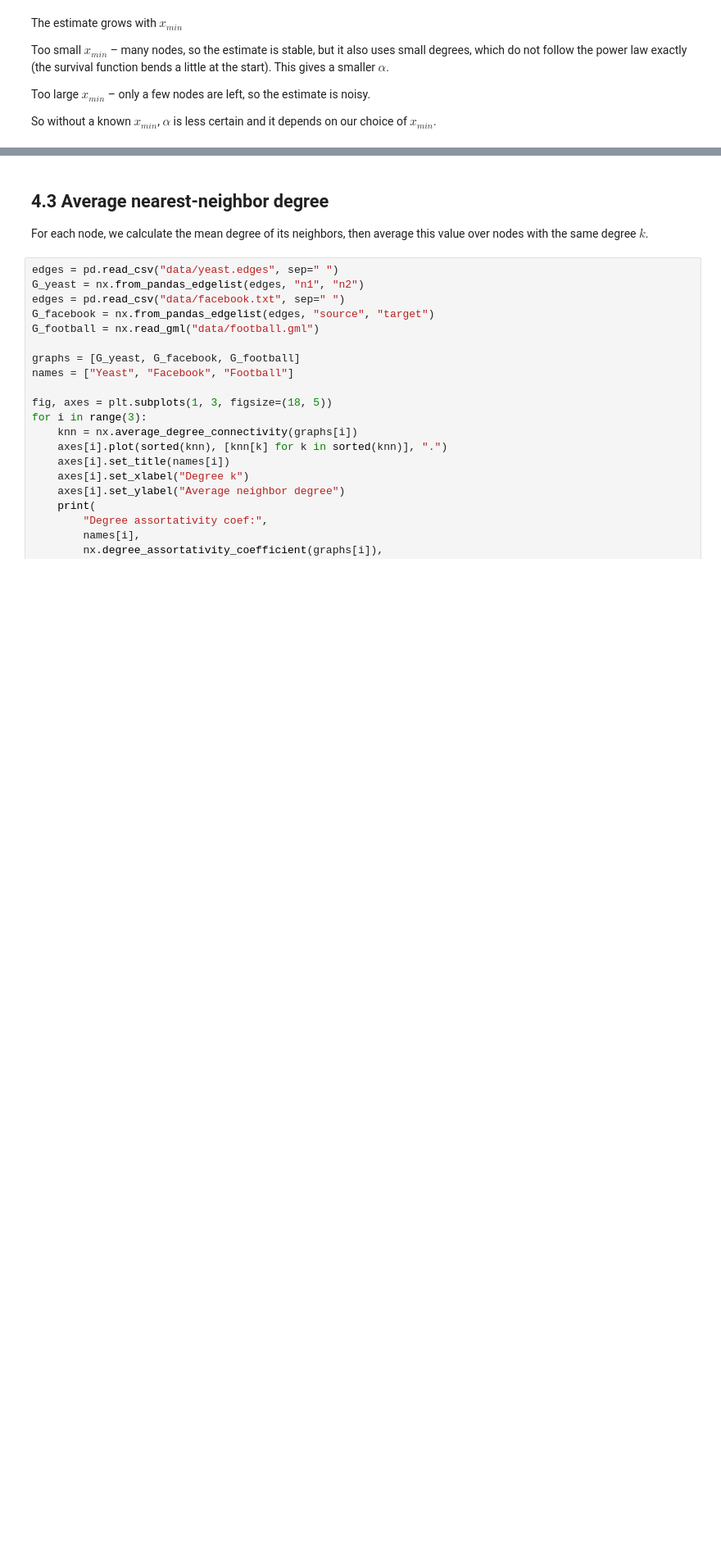
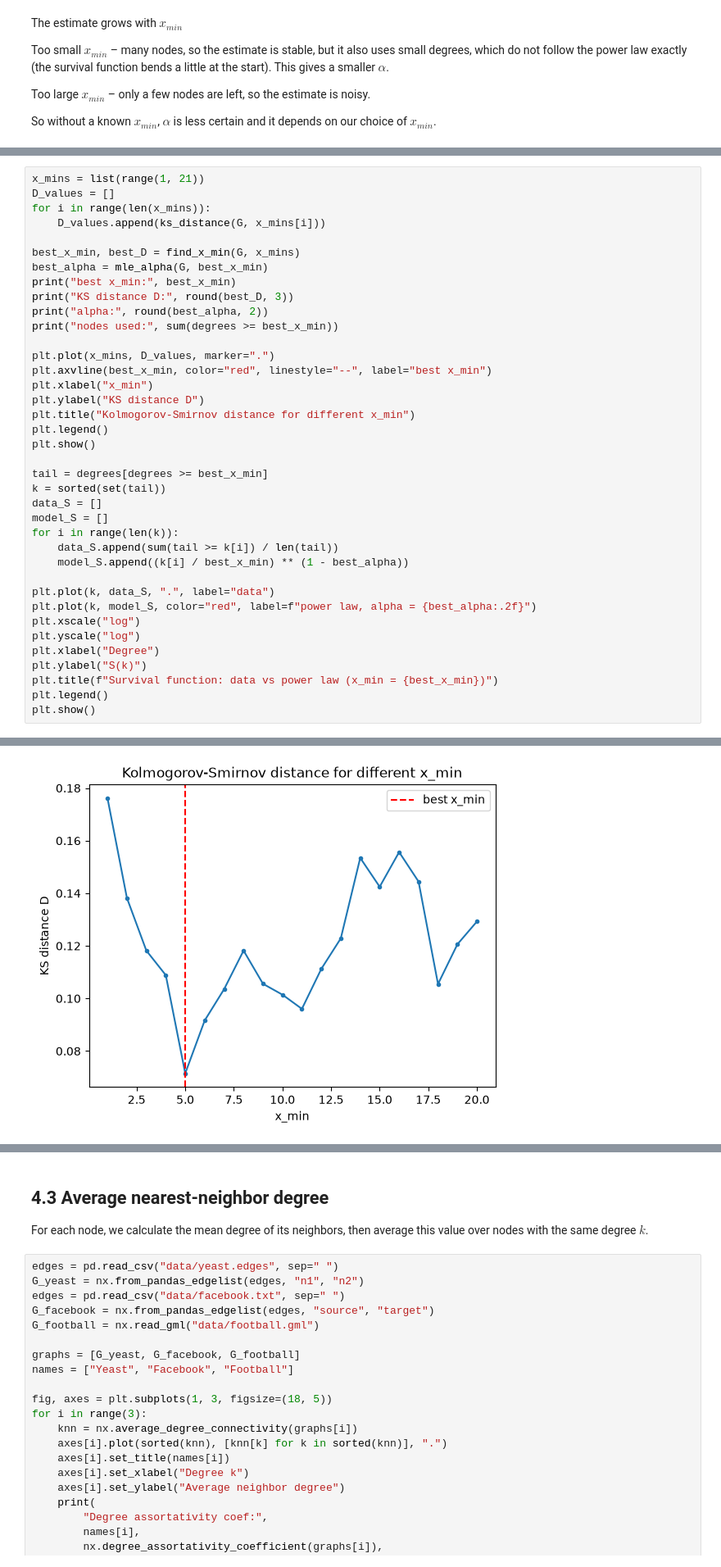
Before and after one commit to olaidczak/snars, a Jupyter notebook: p4/solution_final.ipynb, the cells around one changed output, grey strips where cells are left out. Shown at 82% size. Saved outputs shown, nothing was run; the diff lists cells and outputs as text; blank space fills up the shorter version.

```diff
--- a/p4/solution_final.ipynb
+++ b/p4/solution_final.ipynb
@@ -132,0 +139,39 @@ So without a known $x_{min}$, $\alpha$ is less certain and it depends on our cho
+# %%
+x_mins = list(range(1, 21))
+D_values = []
+for i in range(len(x_mins)):
+    D_values.append(ks_distance(G, x_mins[i]))
+
+best_x_min, best_D = find_x_min(G, x_mins)
+best_alpha = mle_alpha(G, best_x_min)
+print("best x_min:", best_x_min)
+print("KS distance D:", round(best_D, 3))
+print("alpha:", round(best_alpha, 2))
+print("nodes used:", sum(degrees >= best_x_min))
+
+plt.plot(x_mins, D_values, marker=".")
+plt.axvline(best_x_min, color="red", linestyle="--", label="best x_min")
+plt.xlabel("x_min")
+plt.ylabel("KS distance D")
+plt.title("Kolmogorov-Smirnov distance for different x_min")
+plt.legend()
+plt.show()
+
+tail = degrees[degrees >= best_x_min]
+k = sorted(set(tail))
+data_S = []
+model_S = []
+for i in range(len(k)):
+    data_S.append(sum(tail >= k[i]) / len(tail))
+    model_S.append((k[i] / best_x_min) ** (1 - best_alpha))
+
+plt.plot(k, data_S, ".", label="data")
+plt.plot(k, model_S, color="red", label=f"power law, alpha = {best_alpha:.2f}")
+plt.xscale("log")
+plt.yscale("log")
+plt.xlabel("Degree")
+plt.ylabel("S(k)")
+plt.title(f"Survival function: data vs power law (x_min = {best_x_min})")
+plt.legend()
+plt.show()
+# %% [output]
@@ -132,0 +182 @@ So without a known $x_{min}$, $\alpha$ is less certain and it depends on our cho
+[figure, added]
```
Also changed, not shown: parts of 7 cells of this notebook, 1 other file.
